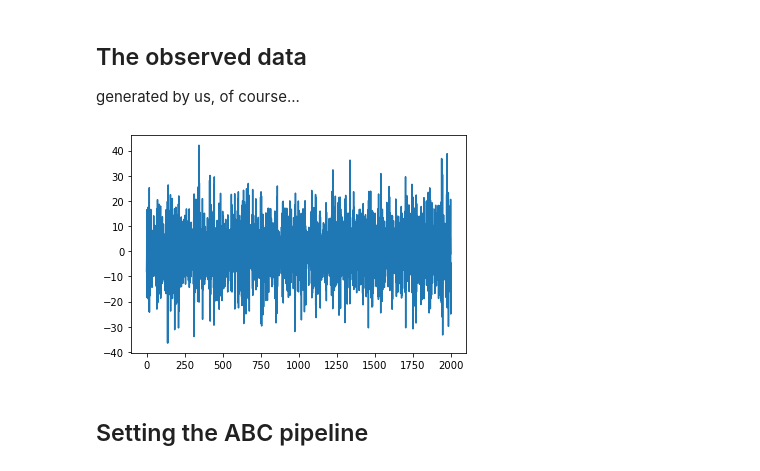
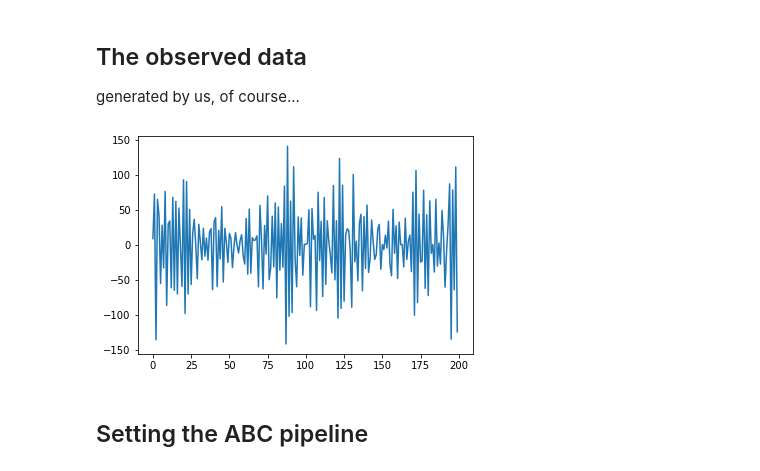
Before and after one commit to diyabc/abcranger, a Jupyter notebook: testpy/Model Choice Demo.ipynb, the cells around one changed output. Cells and saved outputs as stored; diff of their text form; code cells hidden in the pictures.

```diff
--- a/testpy/Model Choice Demo.ipynb
+++ b/testpy/Model Choice Demo.ipynb
@@ -73,20 +73,21 @@ generated by us, of course...
 # %%
 import matplotlib.pyplot as plt
 minprior = 1
 maxprior = 2
-Ny = 2000
-Ncov = 20
-q = 10
-nref = 2000
+Ny = 200 # Length of the serie
+Ncov = 20 # Maximum of autocorrelation lag
+q = 10  # Our chosen q for the observed data
+nref = 2000 # Number of expected simulated data from ABC
 batchsize = 1000
 
+# Generation of the observed data
 modsimple = generate_maq_priors(q,minprior,maxprior)
 y_obs = MAq(modsimple,Ny)
 plt.figure()
 plt.plot(y_obs[0]);
 #print('Thetas : ', modsimple[0])
 # %% [output]
-[figure, old version]
+[figure, new version]
 # %% [markdown]
 ## Setting the ABC pipeline
 # %%
```
Also changed, not shown: parts of 7 cells of this notebook, 1 other file.
